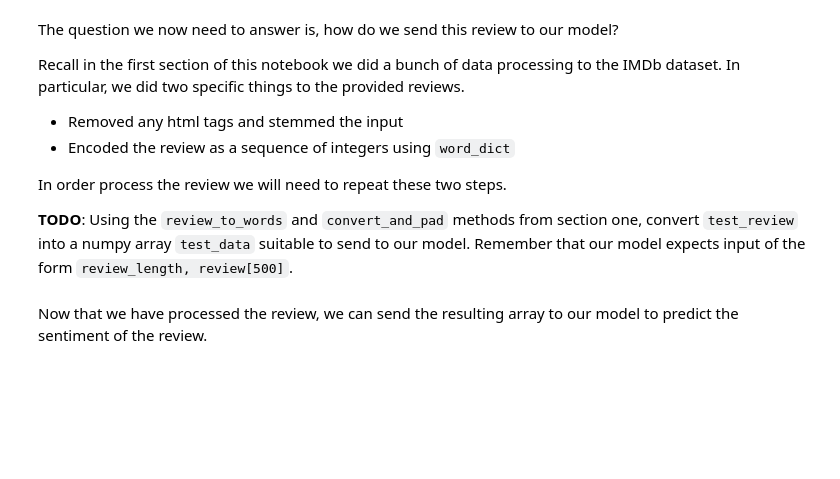
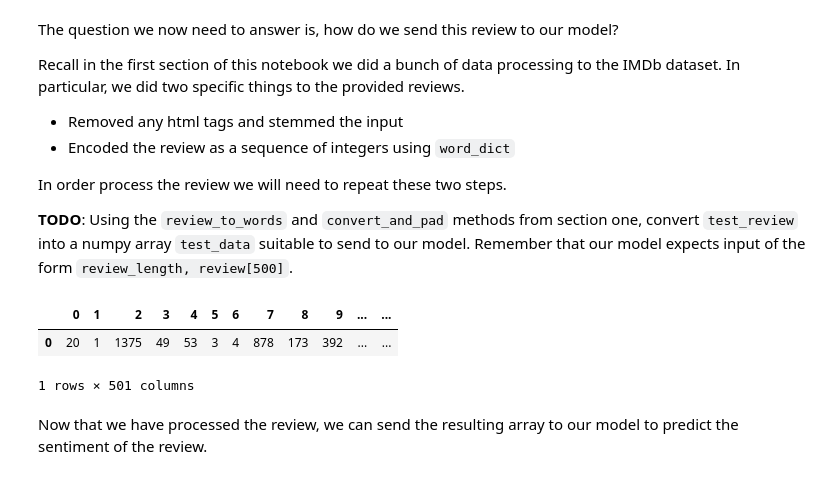
Before and after one commit to mwinterde/sentiment-analysis, a Jupyter notebook: SageMaker Project.ipynb, the cells around one changed output. Saved outputs shown, nothing was run; the diff lists cells and outputs as text; code cells hidden in the pictures; blank space fills up the shorter version.

```diff
--- a/SageMaker Project.ipynb
+++ b/SageMaker Project.ipynb
@@ -599,7 +610,10 @@ accuracy_score(test_y, predictions)
 
 We now have a trained model which has been deployed and which we can send processed reviews to and which returns the predicted sentiment. However, ultimately we would like to be able to send our model an unprocessed review. That is, we would like to send the review itself as a string. For example, suppose we wish to send the following review to our model.
 # %%
-test_review = 'The simplest pleasures in life are the best, and this film is one of them. Combining a rather basic storyline of love and adventure this movie transcends the usual weekend fair with wit and unmitigated charm.'
+test_review = ('The simplest pleasures in life are the best, and this film is '
+               'one of them. Combining a rather basic storyline of love and adventure '
+               'this movie transcends the usual weekend fair with wit and unmitigated '
+               'charm.')
 # %% [markdown]
 The question we now need to answer is, how do we send this review to our model?
 
@@ -612,7 +626,13 @@ In order process the review we will need to repeat these two steps.
 **TODO**: Using the `review_to_words` and `convert_and_pad` methods from section one, convert `test_review` into a numpy array `test_data` suitable to send to our model. Remember that our model expects input of the form `review_length, review[500]`.
 # %%
 # TODO: Convert test_review into a form usable by the model and save the results in test_data
-test_data = None
+review_words, review_length = convert_and_pad(word_dict, review_to_words(test_review), pad=500)
+test_data = pd.DataFrame([[review_length]+review_words])
+test_data
+# %% [output]
+|  | 0 | 1 | 2 | 3 | 4 | 5 | 6 | 7 | 8 | 9 | ... | ... |
+| 0 | 20 | 1 | 1375 | 49 | 53 | 3 | 4 | 878 | 173 | 392 | ... | ... |
+1 rows × 501 columns
 # %% [markdown]
 Now that we have processed the review, we can send the resulting array to our model to predict the sentiment of the review.
 # %%
```
Also changed, not shown: parts of 20 cells of this notebook.
